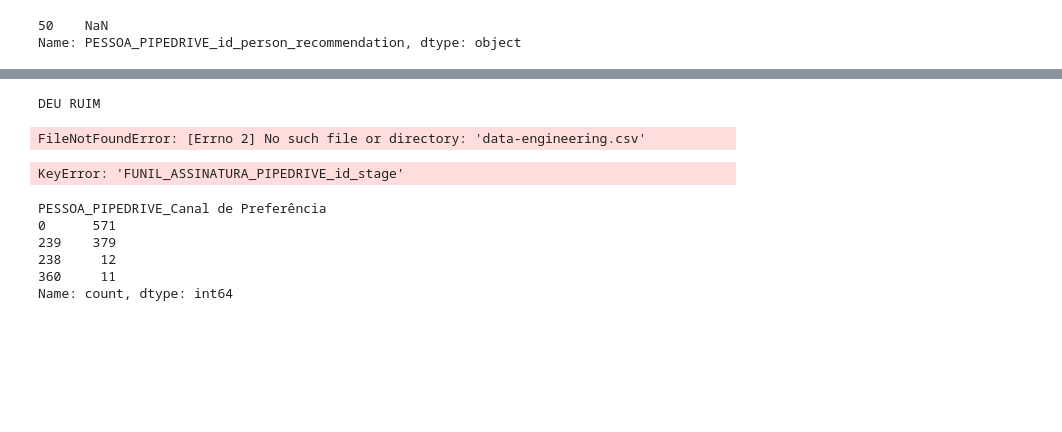
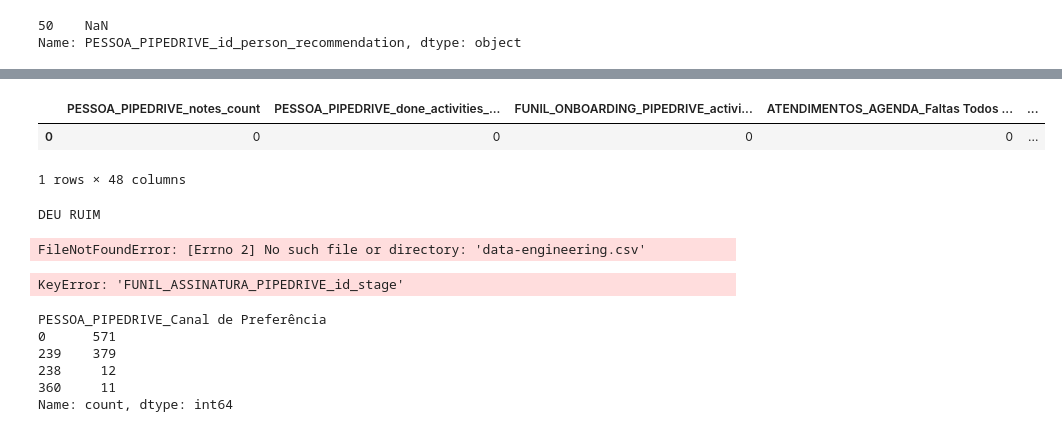
Before and after one commit to alessitomas/streamlit-deploy, a Jupyter notebook: src/scripts/teste.ipynb, the cells around one changed output, grey strips where cells are left out. Drawn from its saved outputs; the diff is of its cells as text; code cells hidden in the pictures; blank space fills up the shorter version.

```diff
--- a/src/scripts/teste.ipynb
+++ b/src/scripts/teste.ipynb
@@ -375,3 +587,11 @@ KeyError: "['PESSOA_PIPEDRIVE_id_person_recommendation', 'PESSOA_PIPEDRIVE_Receb
+# %%
+df = pd.read_csv("../notebooks/data/data-engineering.csv")
+# %%
+df.head()
+# %% [output]
+|  | PESSOA_PIPEDRIVE_notes_count | PESSOA_PIPEDRIVE_done_activities_... | FUNIL_ONBOARDING_PIPEDRIVE_activi... | ATENDIMENTOS_AGENDA_Faltas Todos ... | ... |
+| 0 | 0 | 0 | 0 | 0 | ... |
+1 rows × 48 columns
 # %%
 df_pimba = preprocessing(df)
 # %% [output]
```
Also changed, not shown: parts of 7 cells of this notebook, 4 other files.
